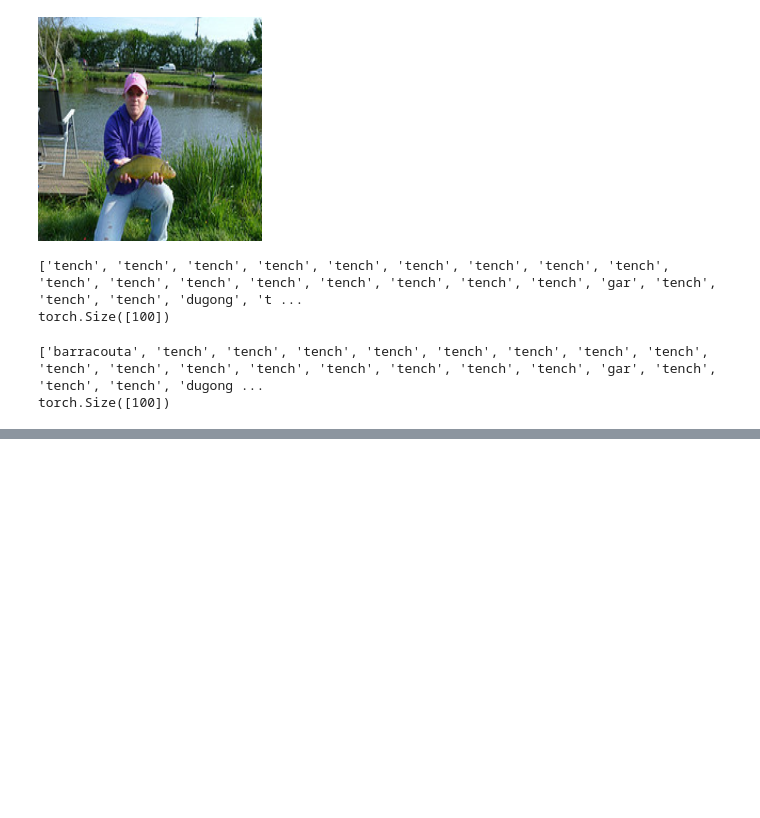
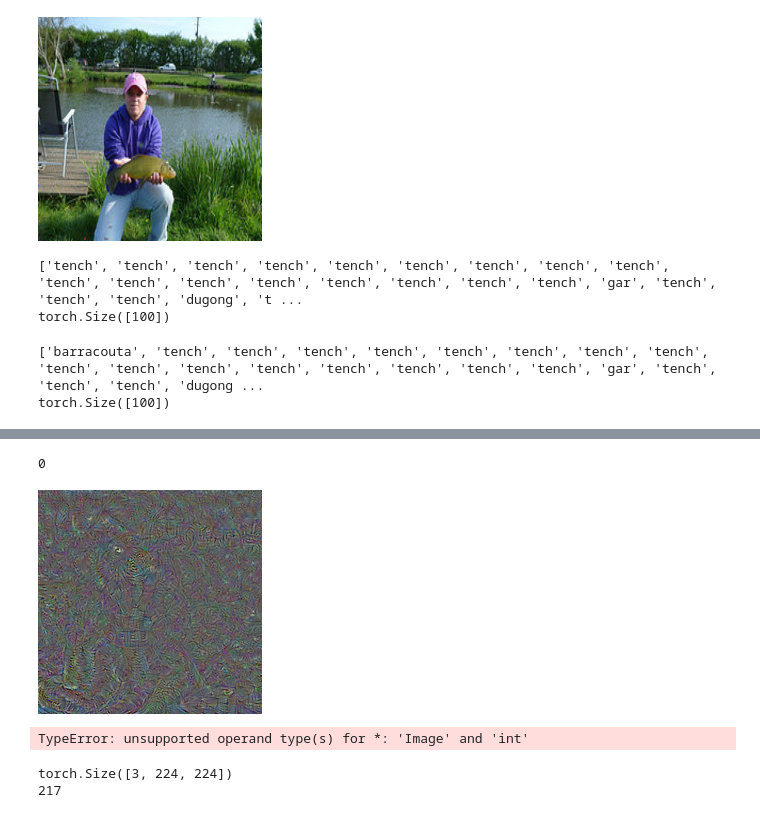
Before and after one commit to VVebSharE/DL_2024_BBAttack, a Jupyter notebook: imagenet.ipynb, the cells around one changed output, grey strips where cells are left out. Saved outputs shown, nothing was run; the diff lists cells and outputs as text; code cells hidden in the pictures; blank space fills up the shorter version.

```diff
--- a/imagenet.ipynb
+++ b/imagenet.ipynb
@@ -638,0 +715,36 @@ torch.Size([100])
+# %%
+from PIL import Image
+import numpy as np
+
+# Path to the perturbation image
+perturbation_img_path = "./perturbation.png"
+
+# Open the perturbation image
+perturbation_img = Image.open(perturbation_img_path)
+
+# Convert the image to a numpy array
+perturbation_array = np.array(perturbation_img)
+
+print(np.min(perturbation_array))
+
+# Magnify the perturbation by 10x
+magnified_perturbation = perturbation_array * 1
+
+# Shift by 128
+shifted_perturbation = magnified_perturbation + 240
+
+# Clamp values to the range 0-255
+clamped_perturbation = np.clip(shifted_perturbation, 0, 255)
+
+# Convert the numpy array back to an image
+visualized_img = Image.fromarray(clamped_perturbation.astype(np.uint8))
+
+# Display the visualized image
+visualized_img
+# %% [output]
+0
+[figure, added]
+# %%
+img
+# %% [output]
+TypeError: unsupported operand type(s) for *: 'Image' and 'int'
@@ -638,0 +758,6 @@ torch.Size([100])
+# %%
+print(dataset[0][0].shape) #torch.Size([3, 224, 224])
+print(dataset[0][1]) #0
+# %% [output]
+torch.Size([3, 224, 224])
+217
```
Also changed, not shown: parts of 31 cells of this notebook, 6 other files.
